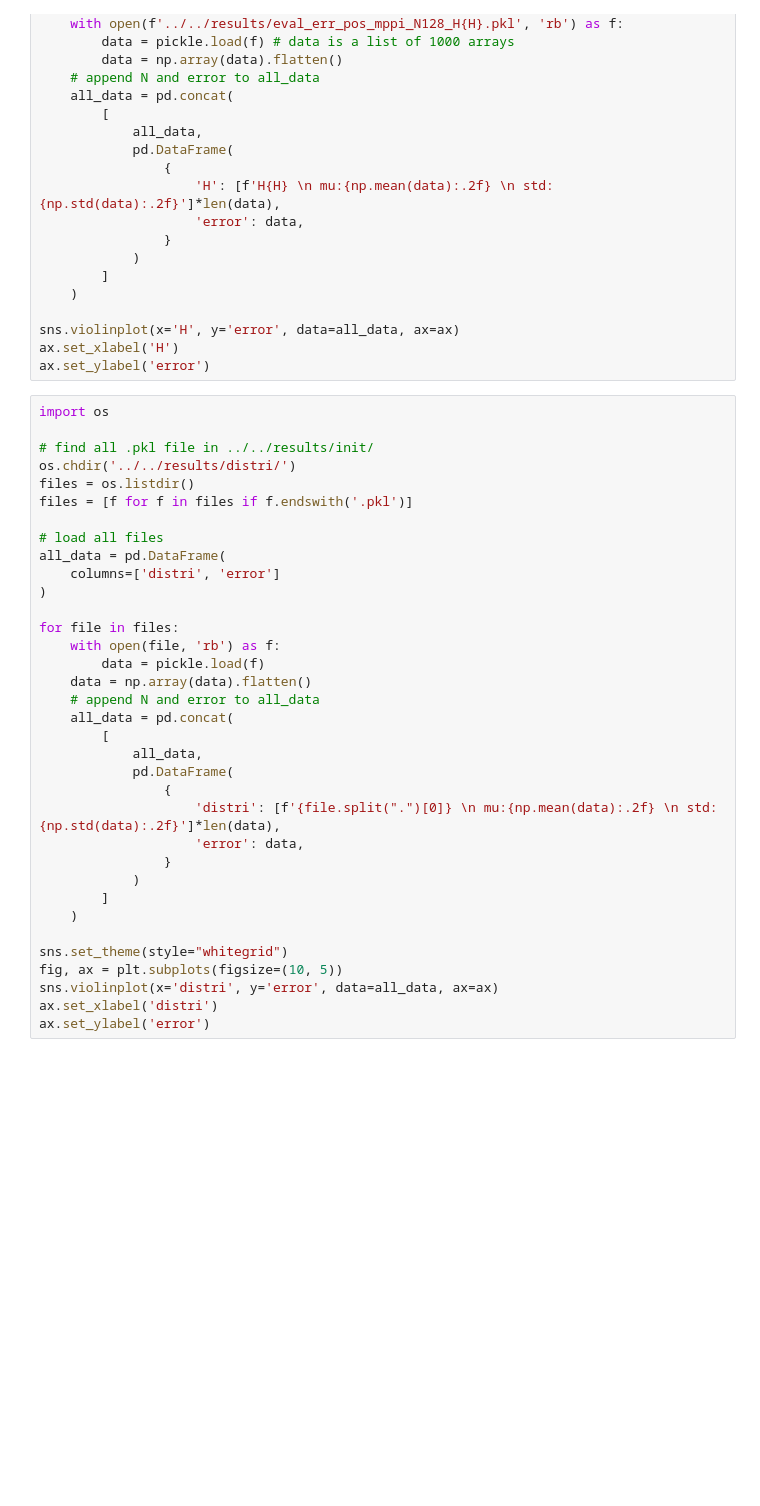
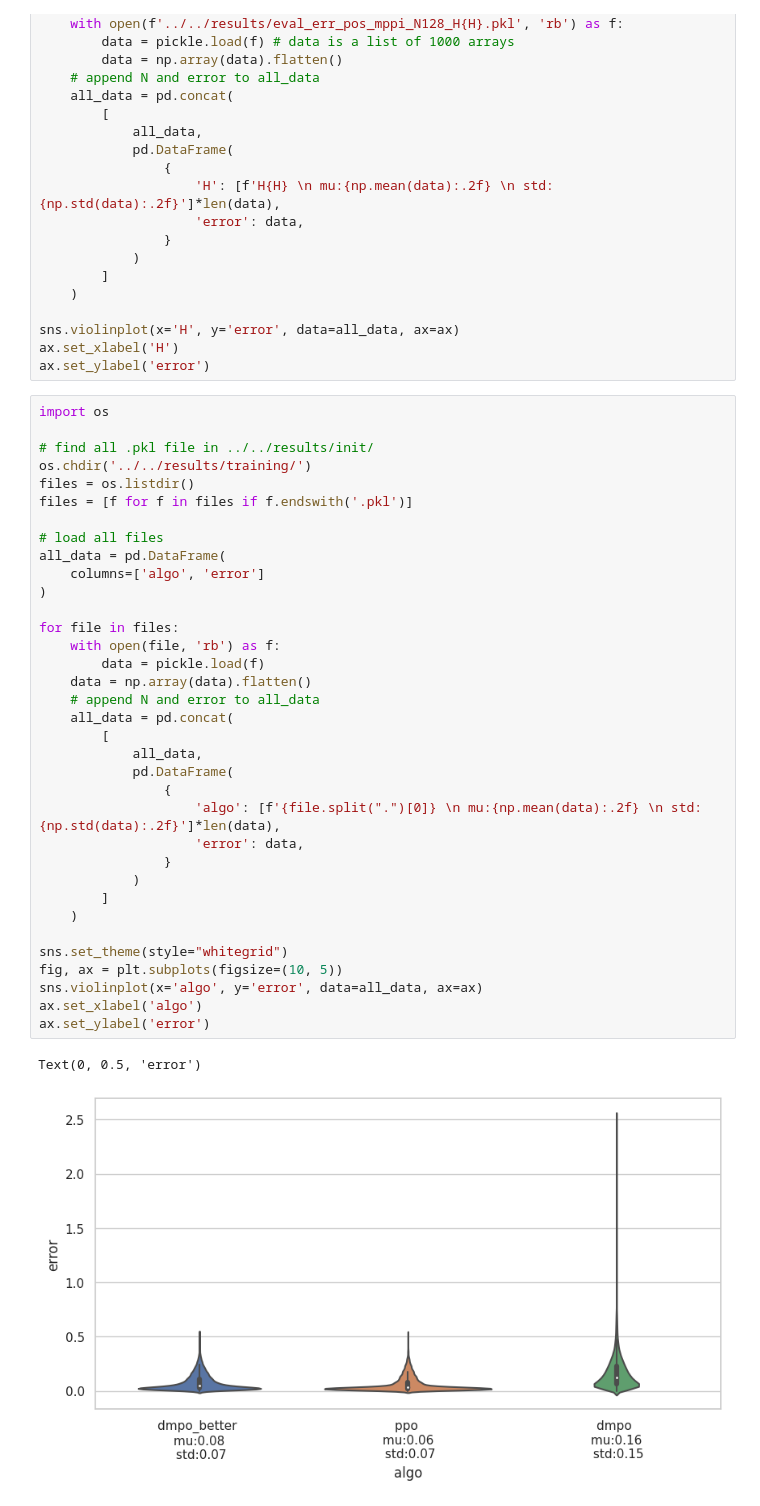
Before and after one commit to LeCAR-Lab/CoVO-MPC, a Jupyter notebook: quadjax/devel/plot.ipynb, the cells around one changed output. Saved outputs shown, nothing was run; the diff lists cells and outputs as text; blank space fills up the shorter version.

```diff
--- a/quadjax/devel/plot.ipynb
+++ b/quadjax/devel/plot.ipynb
@@ -66,35 +66,38 @@ ax.set_ylabel('error')
 # %%
 import os
 
 # find all .pkl file in ../../results/init/
-os.chdir('../../results/distri/')
+os.chdir('../../results/training/')
 files = os.listdir()
 files = [f for f in files if f.endswith('.pkl')]
 
 # load all files
 all_data = pd.DataFrame(
-    columns=['distri', 'error']
+    columns=['algo', 'error']
 )
 
 for file in files:
     with open(file, 'rb') as f:
         data = pickle.load(f)
     data = np.array(data).flatten()
     # append N and error to all_data
     all_data = pd.concat(
         [
             all_data,
             pd.DataFrame(
                 {
-                    'distri': [f'{file.split(".")[0]} \n mu:{np.mean(data):.2f} \n std:{np.std(data):.2f}']*len(data),
+                    'algo': [f'{file.split(".")[0]} \n mu:{np.mean(data):.2f} \n std:{np.std(data):.2f}']*len(data),
                     'error': data,
                 }
             )
         ]
     )
 
 sns.set_theme(style="whitegrid")
 fig, ax = plt.subplots(figsize=(10, 5))
-sns.violinplot(x='distri', y='error', data=all_data, ax=ax)
-ax.set_xlabel('distri')
+sns.violinplot(x='algo', y='error', data=all_data, ax=ax)
+ax.set_xlabel('algo')
 ax.set_ylabel('error')
+# %% [output]
+Text(0, 0.5, 'error')
+[figure, added]
```
Also changed, not shown: 3 other files.
